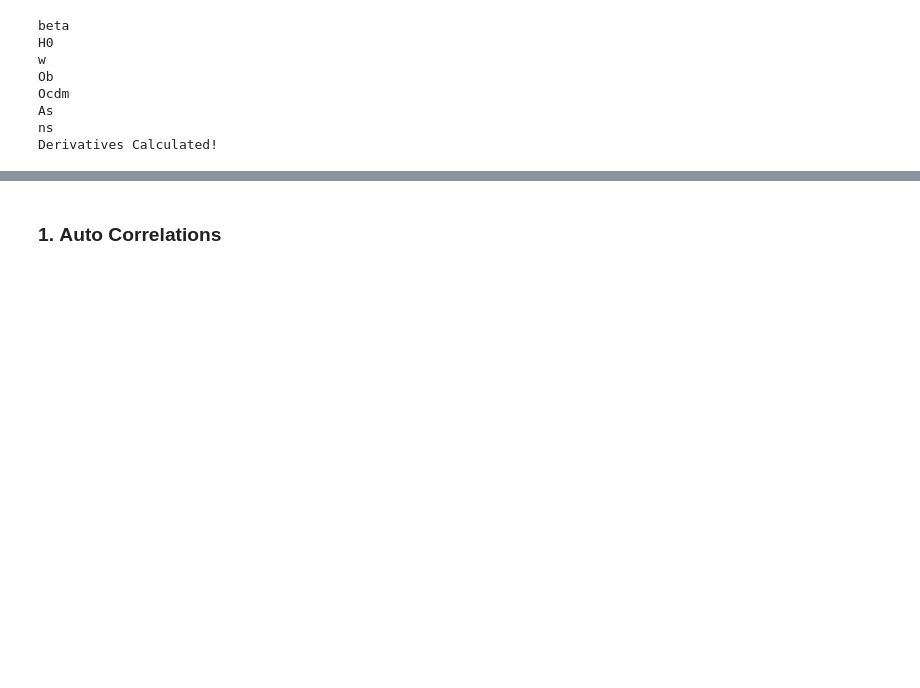
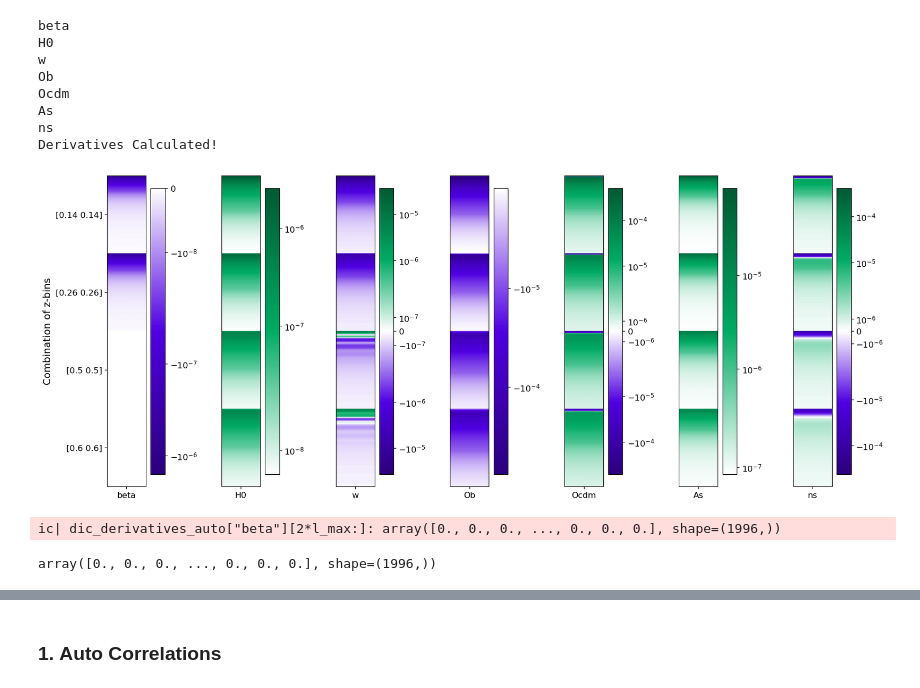
Before and after one commit to GreenTS27/Photo_Surveys-HI_IM-Fisher_Matrix, a Jupyter notebook: Fisher_Matrix_C_ell_vs_w_t.ipynb, the cells around one changed output, grey strips where cells are left out. Saved outputs shown, nothing was run; the diff lists cells and outputs as text; code cells hidden in the pictures; blank space fills up the shorter version.

```diff
--- a/Fisher_Matrix_C_ell_vs_w_t.ipynb
+++ b/Fisher_Matrix_C_ell_vs_w_t.ipynb
@@ -1133,6 +1159,13 @@ Ocdm
 As
 ns
 Derivatives Calculated!
+# %%
+Visualizing_derivatives( Data_arr_zs_auto, l_min, l_max, dic_Cosm_param, dic_derivatives_auto )
+ic(dic_derivatives_auto["beta"][2*l_max:])
+# %% [output]
+[figure, added]
+ic| dic_derivatives_auto["beta"][2*l_max:]: array([0., 0., 0., ..., 0., 0., 0.], shape=(1996,))
+array([0., 0., 0., ..., 0., 0., 0.], shape=(1996,))
 # %%
 Fish_Cl_auto = Fisher_Matrix_Cl(Data_arr_zs_auto, dic_Cosm_param, Cov_Matrix_auto, dic_derivatives_auto,
                                 full_l_min, l_min, full_l_max, l_max, f_sky=f_sky)
```
Also changed, not shown: parts of 9 cells of this notebook.
